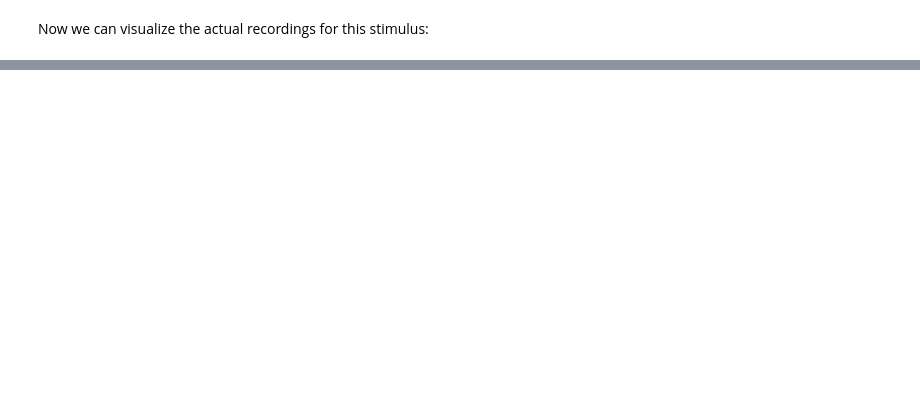
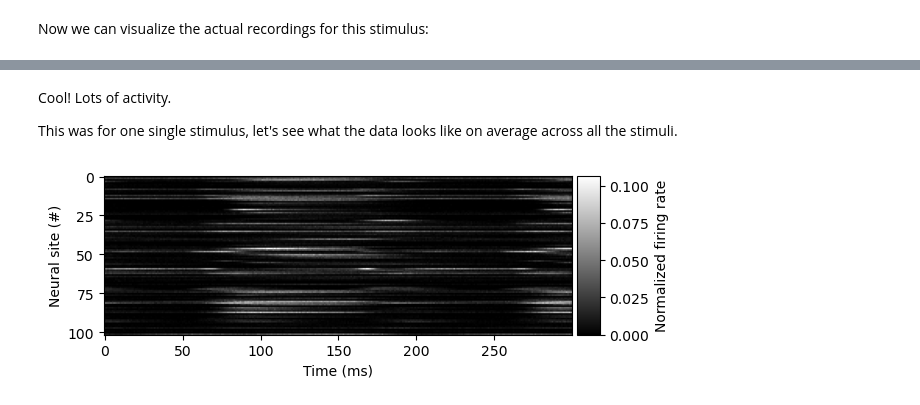
Before and after one commit to epflneuroailab/cajal2025, a Jupyter notebook: week5/exercise5.ipynb, the cells around one changed output, grey strips where cells are left out. Drawn from its saved outputs; the diff is of its cells as text; code cells hidden in the pictures; blank space fills up the shorter version.

```diff
--- a/week5/exercise5.ipynb
+++ b/week5/exercise5.ipynb
@@ -133,0 +174,17 @@ Cool! Lots of activity
+# %% [markdown]
+Cool! Lots of activity.
+
+This was for one single stimulus, let's see what the data looks like on average across all the stimuli.
+# %%
+from mpl_toolkits.axes_grid1 import make_axes_locatable
+
+fig, ax = pyplot.subplots()
+
+stimulus_average = data.mean('presentation')
+colormap = ax.imshow(stimulus_average.values, cmap='gray')
+add_colorbar(fig, ax, colormap)
+ax.set_xlabel('Time (ms)')
+ax.set_ylabel('Neural site (#)')
+pyplot.show()
+# %% [output]
+[figure, added]
```
Also changed, not shown: parts of 25 cells of this notebook.
